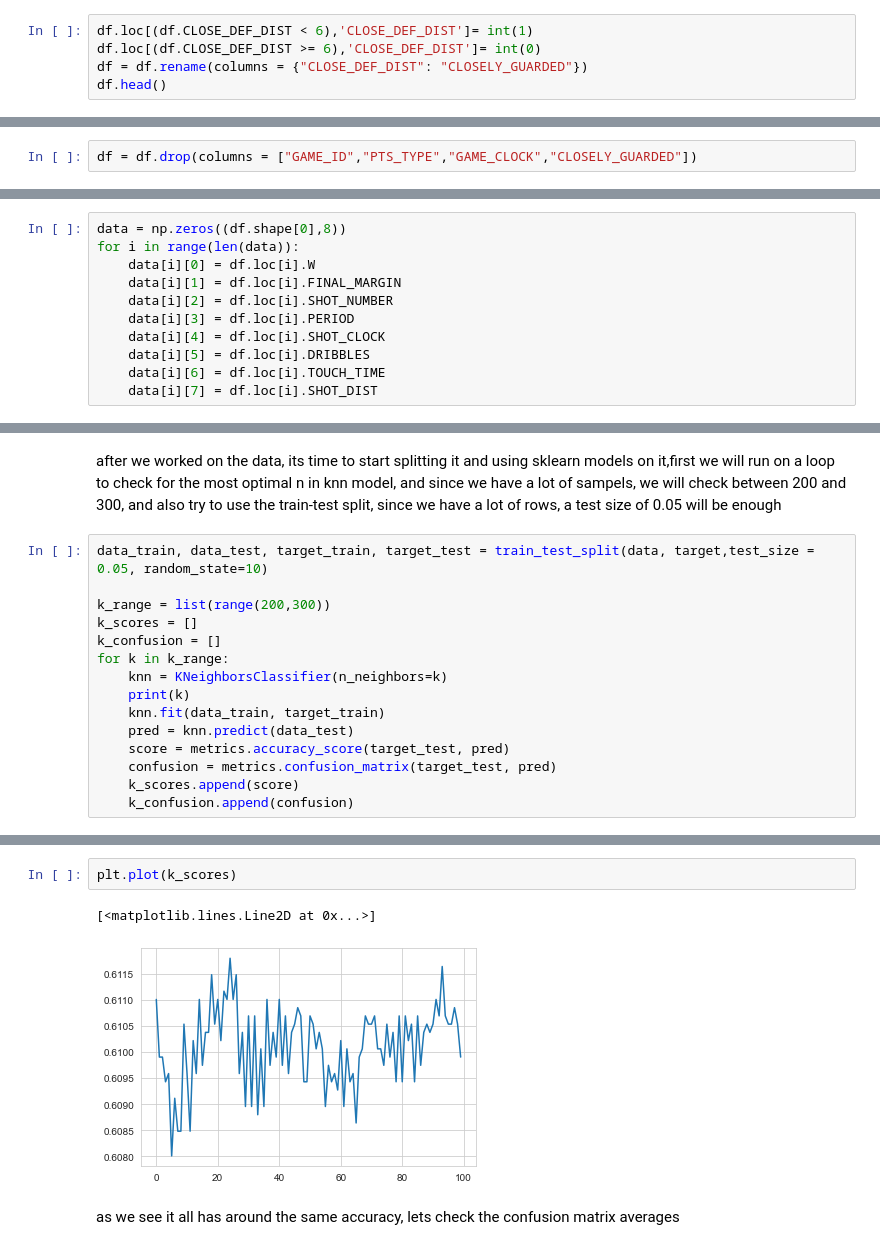
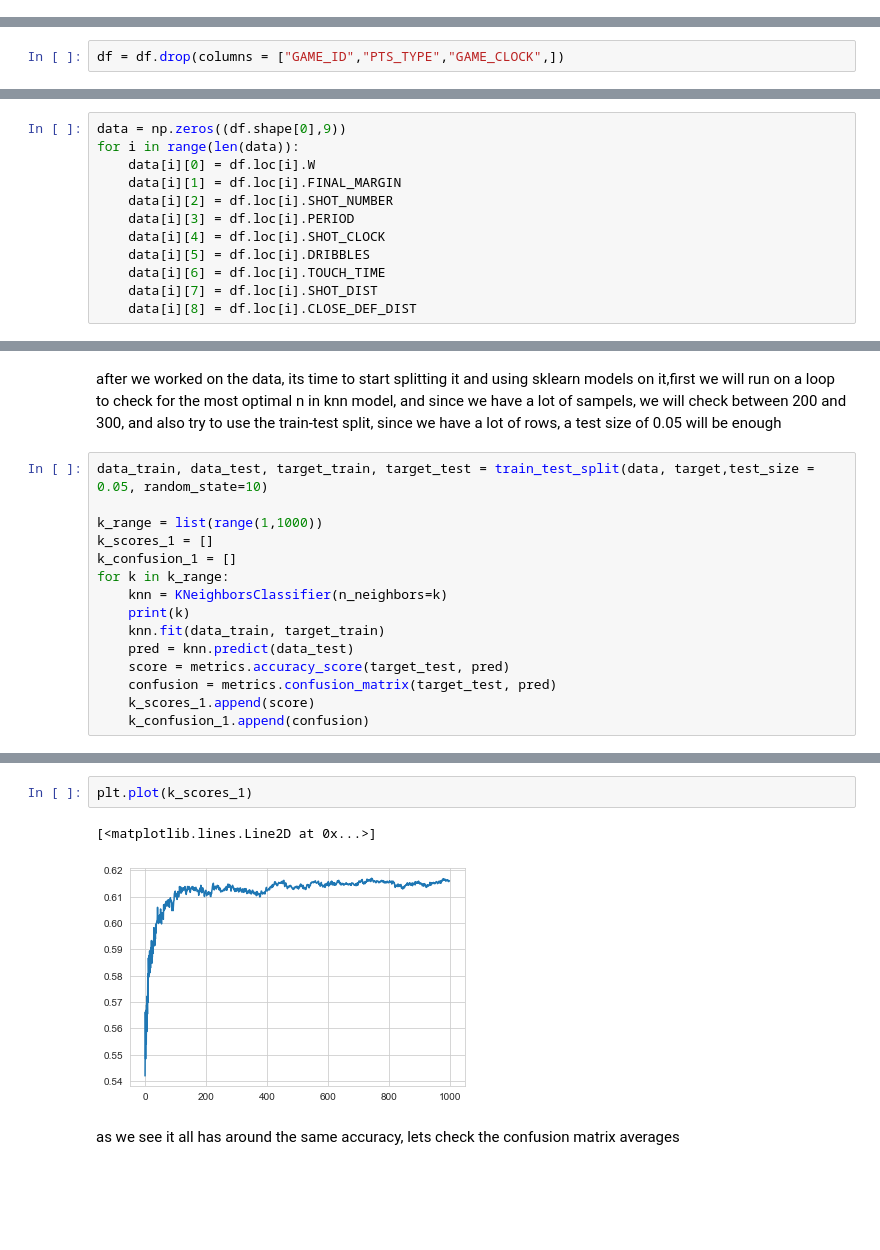
Before and after one commit to LiorBreitman8234/DataScienceFinalProjcet, a Jupyter notebook: nba shots.ipynb, the cells around one changed output, grey strips where cells are left out. Drawn from its saved outputs; the diff is of its cells as text; blank space fills up the shorter version.

```diff
--- a/nba shots.ipynb
+++ b/nba shots.ipynb
@@ -341,5 +340,0 @@ from what i have read, a player is defined as closely guarded when there is a de
-# %%
-df.loc[(df.CLOSE_DEF_DIST < 6),'CLOSE_DEF_DIST']= int(1)
-df.loc[(df.CLOSE_DEF_DIST >= 6),'CLOSE_DEF_DIST']= int(0)
-df = df.rename(columns = {"CLOSE_DEF_DIST": "CLOSELY_GUARDED"})
-df.head()
@@ -507,7 +499,7 @@ as we see this doesnt change much, so we will drop this column
 # %% [markdown]
 we can see that it is empty so that means that every shot has a type, next lets drop the shot_dist and shot_clock columns since we categorized it and the PTS_TYPE column
 # %%
-df = df.drop(columns = ["GAME_ID","PTS_TYPE","GAME_CLOCK","CLOSELY_GUARDED"])
+df = df.drop(columns = ["GAME_ID","PTS_TYPE","GAME_CLOCK",])
 # %%
 df.head()
 # %% [output]
@@ -696,5 +688,5 @@ df.head()
 # %%
-data = np.zeros((df.shape[0],8))
+data = np.zeros((df.shape[0],9))
 for i in range(len(data)):
     data[i][0] = df.loc[i].W
     data[i][1] = df.loc[i].FINAL_MARGIN
@@ -704,6 +696,7 @@ for i in range(len(data)):
     data[i][5] = df.loc[i].DRIBBLES
     data[i][6] = df.loc[i].TOUCH_TIME
     data[i][7] = df.loc[i].SHOT_DIST
+    data[i][8] = df.loc[i].CLOSE_DEF_DIST
 # %%
 from sklearn.model_selection import cross_val_score
 from sklearn.neighbors import KNeighborsClassifier
@@ -714,9 +707,9 @@ after we worked on the data, its time to start splitting it and using sklearn mo
 # %%
 data_train, data_test, target_train, target_test = train_test_split(data, target,test_size = 0.05, random_state=10)
 
-k_range = list(range(200,300))
-k_scores = []
-k_confusion = []
+k_range = list(range(1,1000))
+k_scores_1 = []
+k_confusion_1 = []
 for k in k_range:
     knn = KNeighborsClassifier(n_neighbors=k)
     print(k)
@@ -724,5 +717,5 @@ for k in k_range:
     pred = knn.predict(data_test)
     score = metrics.accuracy_score(target_test, pred)
     confusion = metrics.confusion_matrix(target_test, pred)
-    k_scores.append(score)
-    k_confusion.append(confusion)
+    k_scores_1.append(score)
+    k_confusion_1.append(confusion)
@@ -729,8 +740,8 @@ for k in k_range:
 # %%
-plt.plot(k_scores)
+plt.plot(k_scores_1)
 # %% [output]
 [<matplotlib.lines.Line2D at 0x...>]
-[figure, old version]
+[figure, new version]
 # %% [markdown]
 as we see it all has around the same accuracy, lets check the confusion matrix averages
 # %%
```
Also changed, not shown: parts of 40 cells of this notebook.
